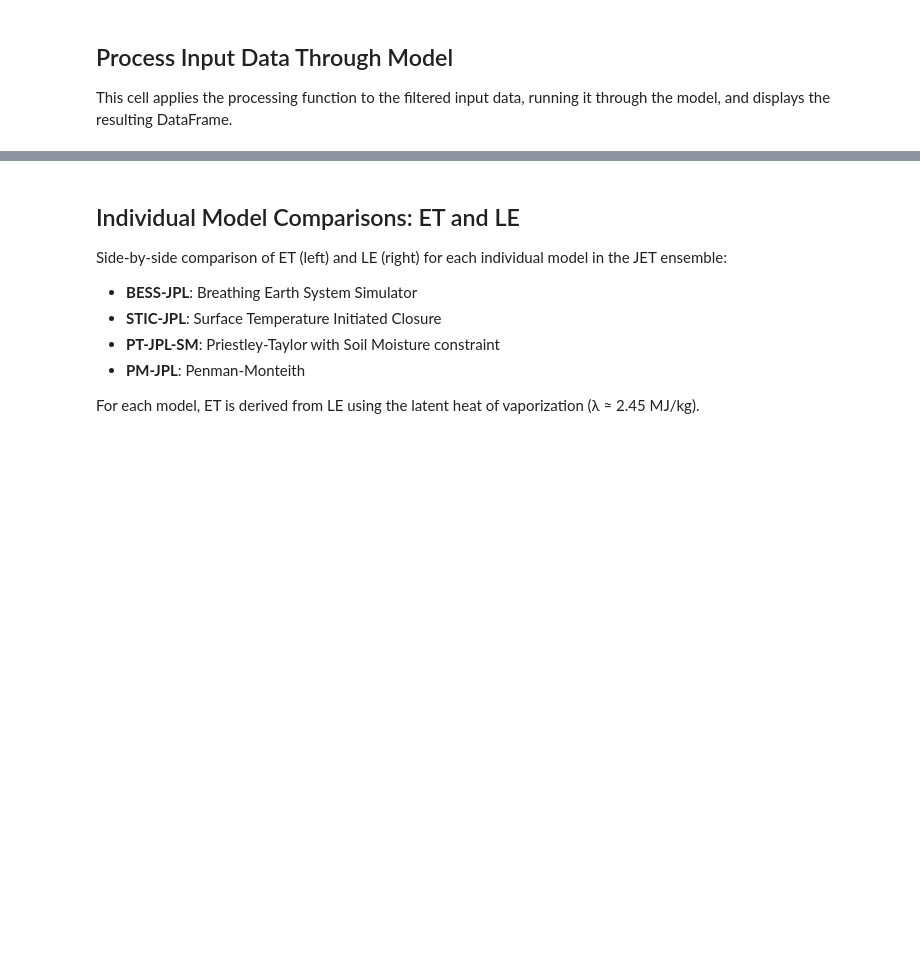
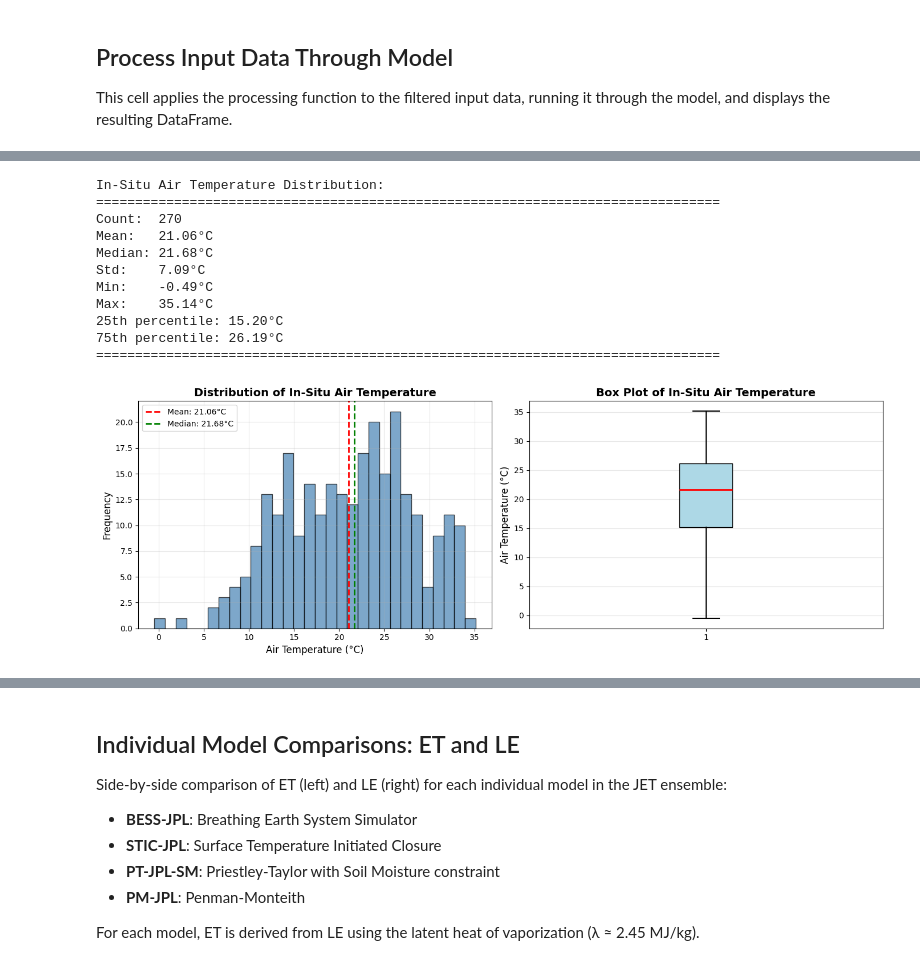
Before and after one commit to gregory-halverson-jpl/JET3, a Jupyter notebook: notebooks/ECOv003 JET Accuracy with ECOv002 Cal-Val RH vs ET.ipynb, the cells around one changed output, grey strips where cells are left out. Drawn from its saved outputs; the diff is of its cells as text; code cells hidden in the pictures; blank space fills up the shorter version.

```diff
--- a/notebooks/ECOv003 JET Accuracy with ECOv002 Cal-Val RH vs ET.ipynb
+++ b/notebooks/ECOv003 JET Accuracy with ECOv002 Cal-Val RH vs ET.ipynb
@@ -128,8 +231,14 @@ This cell loads the ECOSTRESS Cal-Val input data using a custom loader function
 # %%
 input_df = load_ECOv002_calval_JET_inputs()
 
+# Store in-situ ground truth values
 input_df["insitu_RH"] = input_df["RH_percentage"]
 input_df["insitu_SM"] = input_df["SM_surf"]
+input_df["insitu_Ta_C"] = input_df["insitu_Ta_C"]
+
+# Use in-situ RH as model input for cal-val analysis
+# This shows what calibration does to the actual ground truth data
+input_df["RH"] = input_df["RH_percentage"]
 
 # Apply lower and upper bounds from configuration dictionaries
 mask = pd.Series(True, index=input_df.index)
@@ -320,0 +331,3 @@ AttributeError: 'NotImplementedType' object has no attribute 'reindex_like'
+# %%
+insitu_Ta_C = input_df["insitu_Ta_C"]
+insitu_Ta_C
@@ -320,0 +347,61 @@ AttributeError: 'NotImplementedType' object has no attribute 'reindex_like'
+# %%
+import numpy as np
+
+import matplotlib.pyplot as plt
+
+# Print statistics about insitu_Ta_C distribution
+print("In-Situ Air Temperature Distribution:")
+print("=" * 80)
+print(f"Count:  {len(insitu_Ta_C)}")
+print(f"Mean:   {insitu_Ta_C.mean():.2f}°C")
+print(f"Median: {insitu_Ta_C.median():.2f}°C")
+print(f"Std:    {insitu_Ta_C.std():.2f}°C")
+print(f"Min:    {insitu_Ta_C.min():.2f}°C")
+print(f"Max:    {insitu_Ta_C.max():.2f}°C")
+print(f"25th percentile: {insitu_Ta_C.quantile(0.25):.2f}°C")
+print(f"75th percentile: {insitu_Ta_C.quantile(0.75):.2f}°C")
+print("=" * 80)
+
+# Create figure with histogram and box plot
+fig, (ax1, ax2) = plt.subplots(1, 2, figsize=(14, 5))
+
+# Histogram
+ax1.hist(insitu_Ta_C, bins=30, color='steelblue', edgecolor='black', alpha=0.7)
+ax1.axvline(insitu_Ta_C.mean(), color='red', linestyle='--', linewidth=2, label=f'Mean: {insitu_Ta_C.mean():.2f}°C')
+ax1.axvline(insitu_Ta_C.median(), color='green', linestyle='--', linewidth=2, label=f'Median: {insitu_Ta_C.median():.2f}°C')
+ax1.set_xlabel('Air Temperature (°C)', fontsize=12)
+ax1.set_ylabel('Frequency', fontsize=12)
+ax1.set_title('Distribution of In-Situ Air Temperature', fontsize=14, fontweight='bold')
+ax1.legend()
+ax1.grid(True, alpha=0.3)
+
+# Box plot
+ax2.boxplot(insitu_Ta_C, vert=True, patch_artist=True,
+            boxprops=dict(facecolor='lightblue', edgecolor='black'),
+            medianprops=dict(color='red', linewidth=2),
+            whiskerprops=dict(color='black', linewidth=1.5),
+            capprops=dict(color='black', linewidth=1.5))
+ax2.set_ylabel('Air Temperature (°C)', fontsize=12)
+ax2.set_title('Box Plot of In-Situ Air Temperature', fontsize=14, fontweight='bold')
+ax2.grid(True, alpha=0.3, axis='y')
+
+plt.tight_layout()
+
+if SAVE_PLOTS:
+    plt.savefig('Insitu_Ta_Distribution.jpeg', format='jpeg', bbox_inches='tight', dpi=150)
+    plt.savefig('Insitu_Ta_Distribution.svg', format='svg', bbox_inches='tight')
+
+plt.show()
+# %% [output]
+In-Situ Air Temperature Distribution:
+================================================================================
+Count:  270
+Mean:   21.06°C
+Median: 21.68°C
+Std:    7.09°C
+Min:    -0.49°C
+Max:    35.14°C
+25th percentile: 15.20°C
+75th percentile: 26.19°C
+================================================================================
+[figure, added]
```
Also changed, not shown: parts of 32 cells of this notebook, 1 other file.
